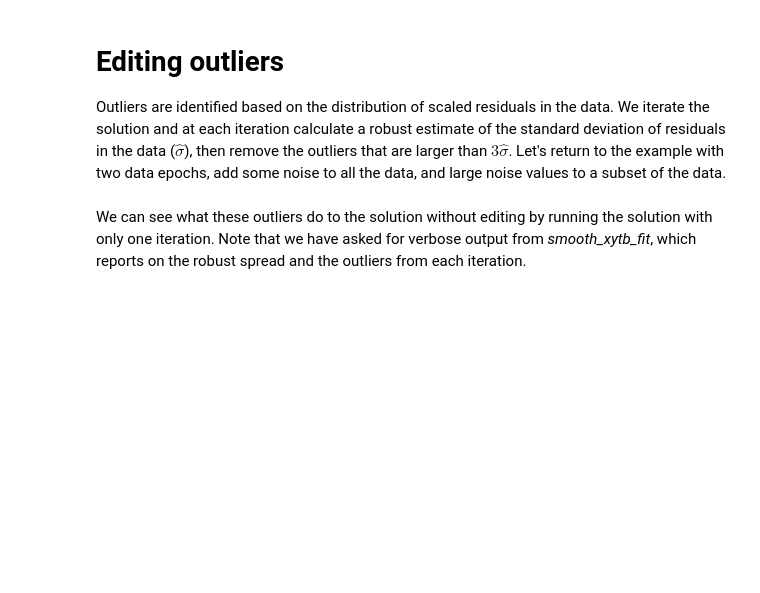
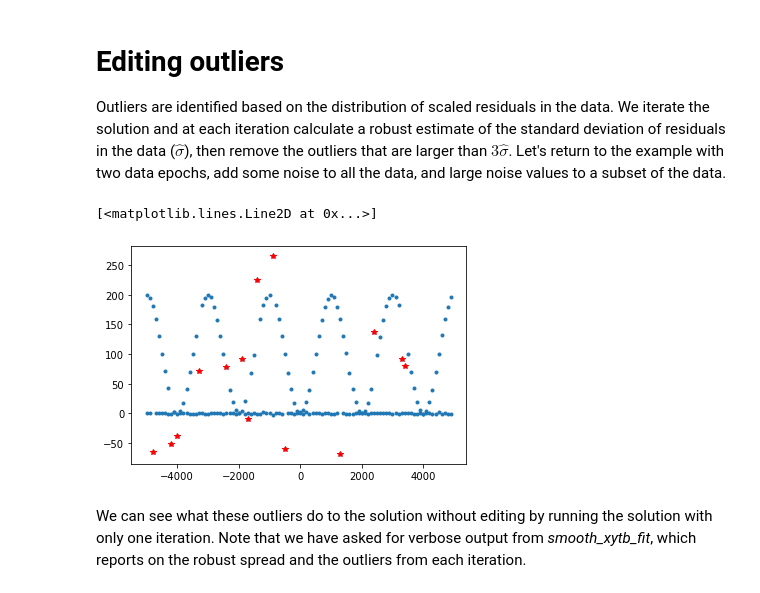
Before and after one commit to SmithB/surfaceChange, a Jupyter notebook: notebooks/ATL14_algo_demos.ipynb, the cells around one changed output. Saved outputs shown, nothing was run; the diff lists cells and outputs as text; code cells hidden in the pictures; blank space fills up the shorter version.

Commit message:
ATL14_algo_demos.ipynb: use random seed to make results reproducible

```diff
--- a/notebooks/ATL14_algo_demos.ipynb
+++ b/notebooks/ATL14_algo_demos.ipynb
@@ -255,15 +272,20 @@ plt.ylabel('h')
 # Editing outliers
 Outliers are identified based on the distribution of scaled residuals in the data.  We iterate the solution and at each iteration calculate a robust estimate of the standard deviation of residuals in the data ($\hat{\sigma}$), then remove the outliers that are larger than $3\hat{\sigma}$.  Let's return to the example with two data epochs, add some noise to all the data, and large noise values to a subset of the data.
 # %%
+rng=np.random.default_rng(532)
+
 data_dte=pc.data().from_list([D0, D1])
-data_dte.z += np.random.randn(data_dte.size)
+data_dte.z += rng.standard_normal(data_dte.size)
 # introduce about 10% large outliers
-outliers = np.argwhere(np.random.rand(data_dte.size) > 0.90).ravel()
-data_dte.z[outliers] += (np.random.rand(outliers.size)-0.5)*200
+outliers = np.argwhere(rng.random(data_dte.size) > 0.90).ravel()
+data_dte.z[outliers] += (rng.random(outliers.size)-0.5)*200
 
 plt.figure(8)
 plt.plot(data_dte.x, data_dte.z,'.', label='data')
 plt.plot(data_dte.x[outliers], data_dte.z[outliers],'r*', label='outliers')
+# %% [output]
+[<matplotlib.lines.Line2D at 0x...>]
+[figure, added]
 # %% [markdown]
 We can see what these outliers do to the solution without editing by running the solution with only one iteration.  Note that we have asked for verbose output from _smooth\_xytb\_fit_, which reports on the robust spread and the outliers from each iteration.
 # %%
```
Also changed, not shown: parts of 16 cells of this notebook.
